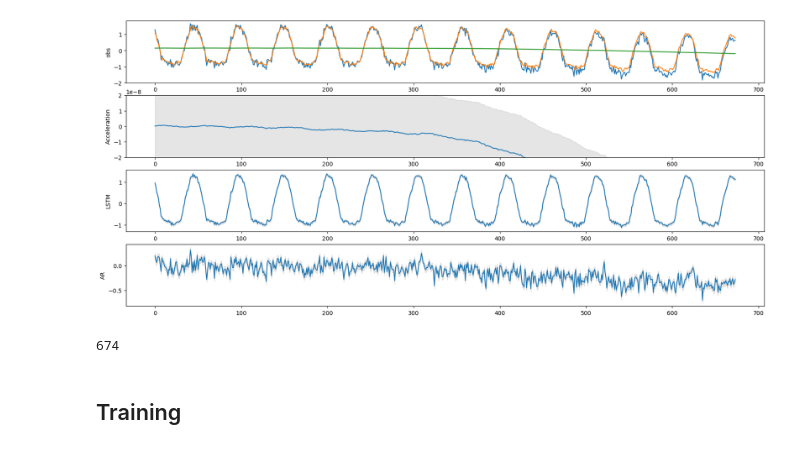
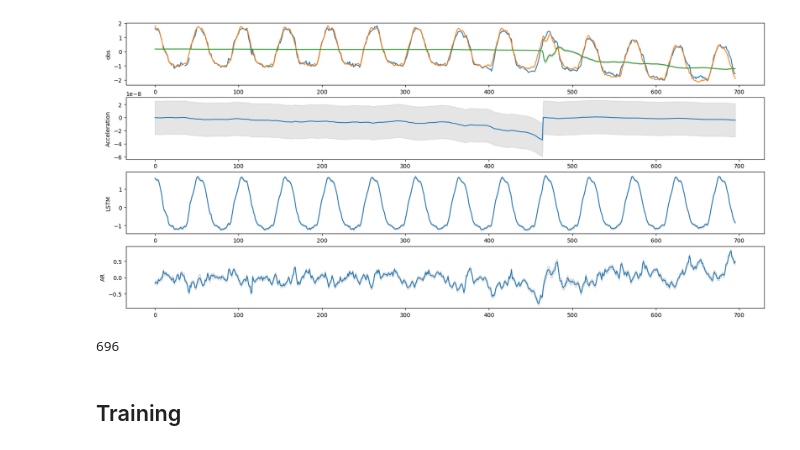
Before and after one commit to van-dai-vuong/cuTAGI, a Jupyter notebook: examples/tsad_test_lstm_realTS2.ipynb, the cells around one changed output. Drawn from its saved outputs; the diff is of its cells as text; code cells hidden in the pictures.

Commit message:
try different models

```diff
--- a/examples/tsad_test_lstm_realTS2.ipynb
+++ b/examples/tsad_test_lstm_realTS2.ipynb
@@ -40,14 +40,14 @@ net = Sequential(
     Linear(30 * input_seq_len, 1),
 )
 net.set_threads(8)
-net.load(filename='./saved_param/HQ_hybrid_LSTM/lstm_hq_hybrid_onlydisp11.pth')
+net.load(filename='./saved_param/HQ_hybrid_LSTM/lstm_hq_hybrid_onlydisp.pth')
 # #net.to_device("cuda")
 
 # # State-space models: for baseline hidden states
 # phi_AA = 0.999   # So far the best
-phi_AA = 0.999
 Sigma_AR = 0.11453**2
 phi_AR = 0.51824134
+phi_AA = 0.999
 Sigma_AA = Sigma_AR*1e-16
 LA_var_stationary = Sigma_AA /(1-phi_AA**2)
 AR_var_stationary = Sigma_AR /(1-phi_AR**2)
@@ -79,7 +79,7 @@ random_column = random.randint(0, 19)
 # %%
 # Get initial state from a stationary synthetic time series
 train_dtl = SyntheticTimeSeriesDataloader(
-    x_file="data/HQ/syn_dataset_hqts2_lstm_unstandardized_model11_200episodes.csv",
+    x_file="data/HQ/syn_dataset_hqts2_lstm_unstandardized_model1_200episodes.csv",
     select_column = 4,
     # x_file="data/HQ/syn_dataset_hqts2_lstm_unstandardized_model4_ts1.csv",
     date_time_file="data/HQ/syn_dataset_hqts2_lstm_datetime.csv",
@@ -103,17 +103,16 @@ for t in count():
     if terminated:
         break
 # %%
-# train_dtl = TimeSeriesDataloader(
-#     x_file="data/HQ/hq_ts2.csv",
-#     date_time_file="data/HQ/hq_ts2_datetime.csv",
-train_dtl = SyntheticTimeSeriesDataloader(
-    x_file="data/HQ/syn_dataset_hqts2_lstm_unstandardized_model11_200episodes.csv",
-    select_column = 4,
-    # x_file="data/HQ/syn_dataset_hqts2_lstm_unstandardized_model4_ts1.csv",
-    date_time_file="data/HQ/syn_dataset_hqts2_lstm_datetime.csv",
-    add_anomaly = True,
-    anomaly_magnitude=-0.002,
-    anomaly_start=300,
+train_dtl = TimeSeriesDataloader(
+    x_file="data/HQ/hq_ts2.csv",
+    date_time_file="data/HQ/hq_ts2_datetime.csv",
+# train_dtl = SyntheticTimeSeriesDataloader(
+#     x_file="data/HQ/syn_dataset_hqts2_lstm_unstandardized_model1_200episodes.csv",
+#     select_column = 4,
+#     date_time_file="data/HQ/syn_dataset_hqts2_lstm_datetime.csv",
+    # add_anomaly = True,
+    # anomaly_magnitude=-0.002,
+    # anomaly_start=300,
     x_mean=ts_mean,
     x_std=ts_std,
     output_col=output_col,
@@ -133,6 +132,8 @@ state, _ = env.reset(z=env.ts_model.z, Sz=env.ts_model.Sz)
 
 for t in count():
     action = 0
+    if t == 400:
+        action = 1
     state, reward, terminated, _, info = env.step(action)
 
     if terminated:
@@ -184,35 +185,35 @@ ax1.fill_between(
     alpha=0.2,
     color='gray',
 )
-ax1.set_ylim(-2e-8,2e-8)
+# ax1.set_ylim(-2e-8,2e-8)
 ax1.set_ylabel('Acceleration')
 
 # Plot LSTM hidden states
 ax2.plot(time_step_indices, mu_hidden_states_one_episode[:,-1], label='LSTM hidden state')
 ax2.fill_between(
     time_step_indices,
     mu_hidden_states_one_episode[:,-1] - np.sqrt(var_hidden_states_one_episode[:,-1,-1]),
     mu_hidden_states_one_episode[:,-1] + np.sqrt(var_hidden_states_one_episode[:,-1,-1]),
     alpha=0.2,
     color='gray',
 )
 ax2.set_ylabel('LSTM')
 
 # Plot AR hidden states
 ax3.plot(time_step_indices, mu_hidden_states_one_episode[:,-2], label='AR hidden state')
 ax3.fill_between(
     time_step_indices,
     mu_hidden_states_one_episode[:,-2] - np.sqrt(var_hidden_states_one_episode[:,-2,-2]),
     mu_hidden_states_one_episode[:,-2] + np.sqrt(var_hidden_states_one_episode[:,-2,-2]),
     alpha=0.2,
     color='gray',
 )
 ax3.set_ylabel('AR')
 # ax3.set_ylim(-0.4,0.2)
 
 plt.show()
 # %% [output]
-[figure, old version]
+[figure, new version]
 # %%
 # Read csv date_time_file
 date_time_file = "data/HQ/hq_ts2_datetime.csv"
@@ -221,7 +222,7 @@ len(date_time2)
 
 print(len(info['measurement_one_episode']))
 # %% [output]
-674
+696
 # %% [markdown]
 ## Training
 # %%
```
Also changed, not shown: parts of 4 cells of this notebook, 14 other files.
